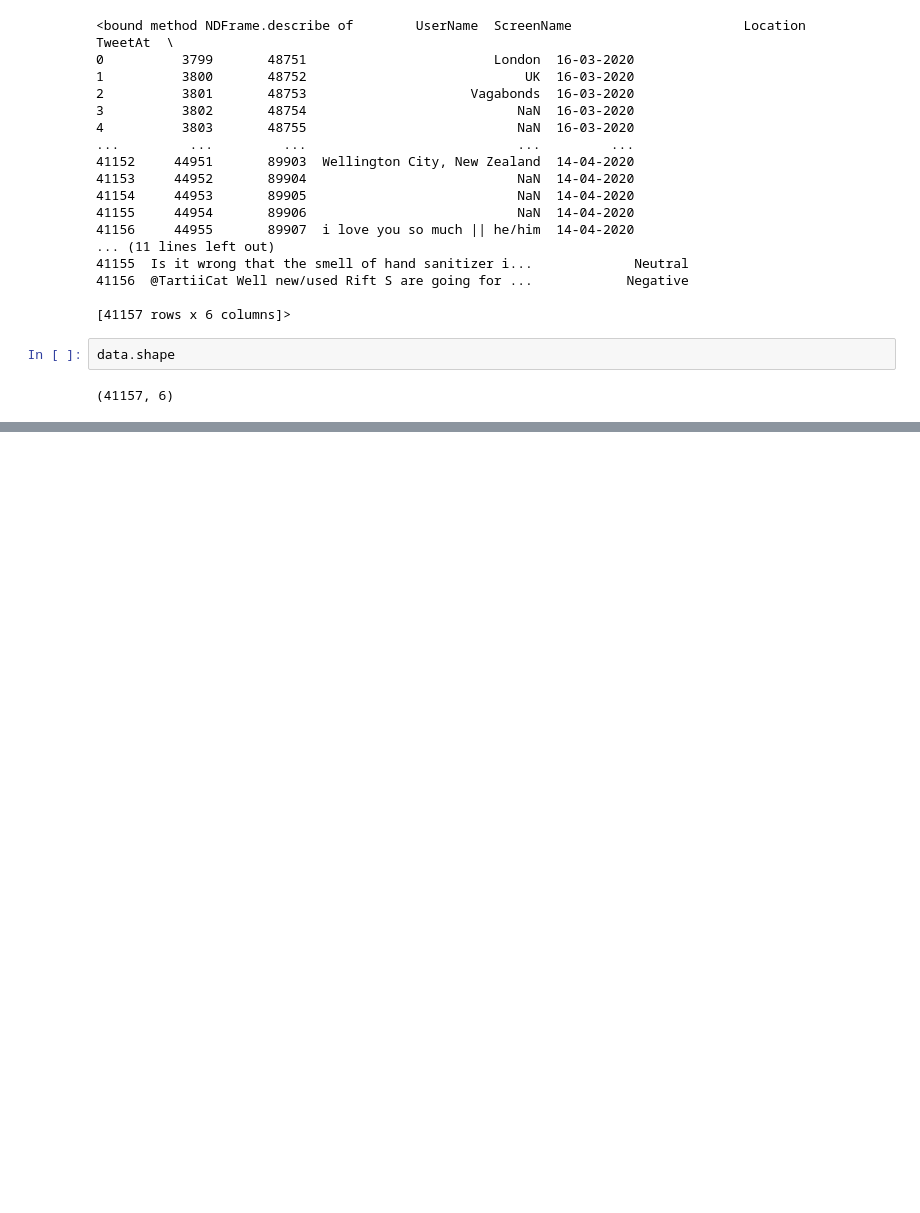
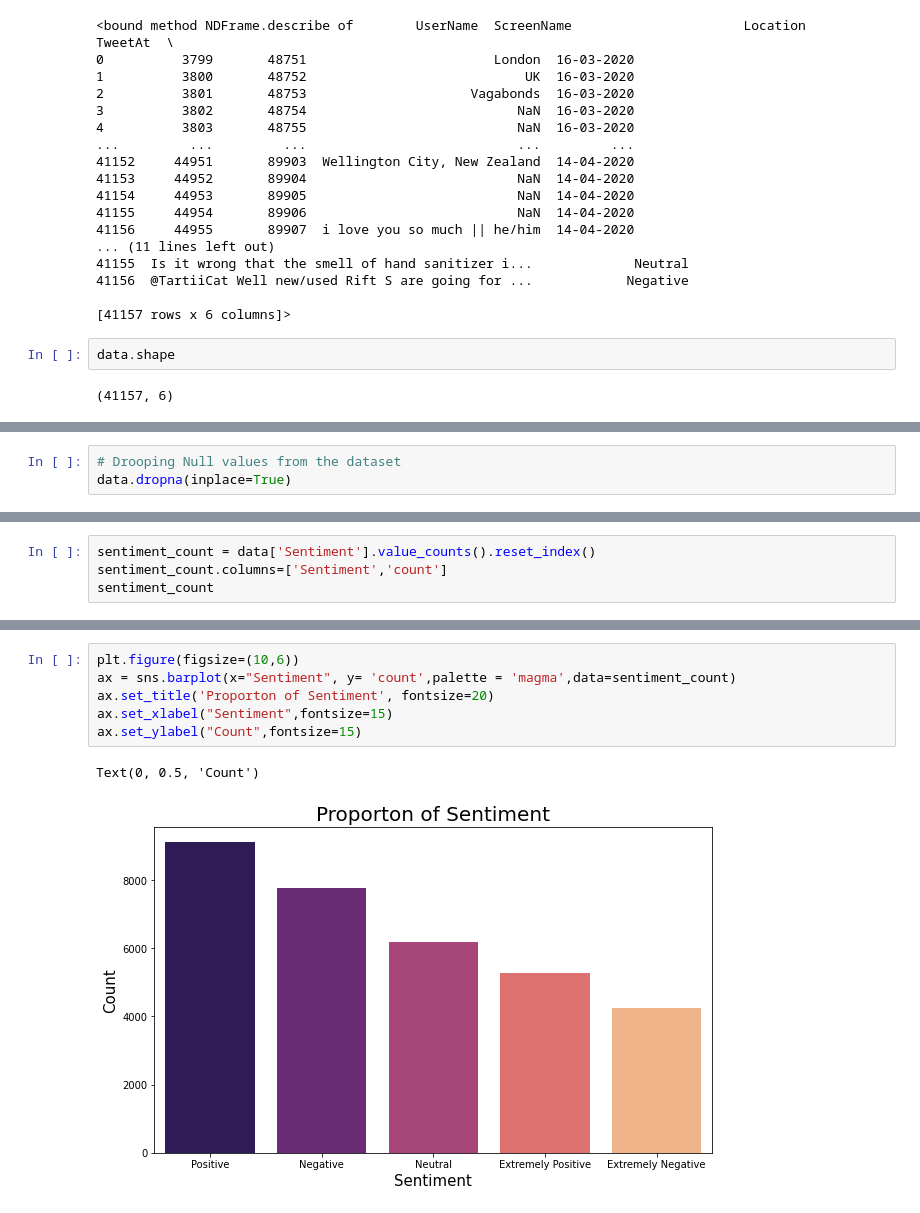
Before and after one commit to Raahulsi/Capstone-3-Coronavirus_Tweet_Sentiment_Analysis, a Jupyter notebook: Capstone_Project_3_Coronavirus_Tweet_Sentiment_Analysis.ipynb, the cells around one changed output, grey strips where cells are left out. Drawn from its saved outputs; the diff is of its cells as text; blank space fills up the shorter version.

```diff
--- a/Capstone_Project_3_Coronavirus_Tweet_Sentiment_Analysis.ipynb
+++ b/Capstone_Project_3_Coronavirus_Tweet_Sentiment_Analysis.ipynb
@@ -96,0 +127,3 @@ data.shape
+# %%
+# Drooping Null values from the dataset
+data.dropna(inplace=True)
@@ -96,0 +163,4 @@ data.shape
+# %%
+sentiment_count = data['Sentiment'].value_counts().reset_index()
+sentiment_count.columns=['Sentiment','count']
+sentiment_count
@@ -96,0 +174,9 @@ data.shape
+# %%
+plt.figure(figsize=(10,6))
+ax = sns.barplot(x="Sentiment", y= 'count',palette = 'magma',data=sentiment_count)
+ax.set_title('Proporton of Sentiment', fontsize=20)
+ax.set_xlabel("Sentiment",fontsize=15)
+ax.set_ylabel("Count",fontsize=15)
+# %% [output]
+Text(0, 0.5, 'Count')
+[figure, added]
```
Also changed, not shown: parts of 20 cells of this notebook.
